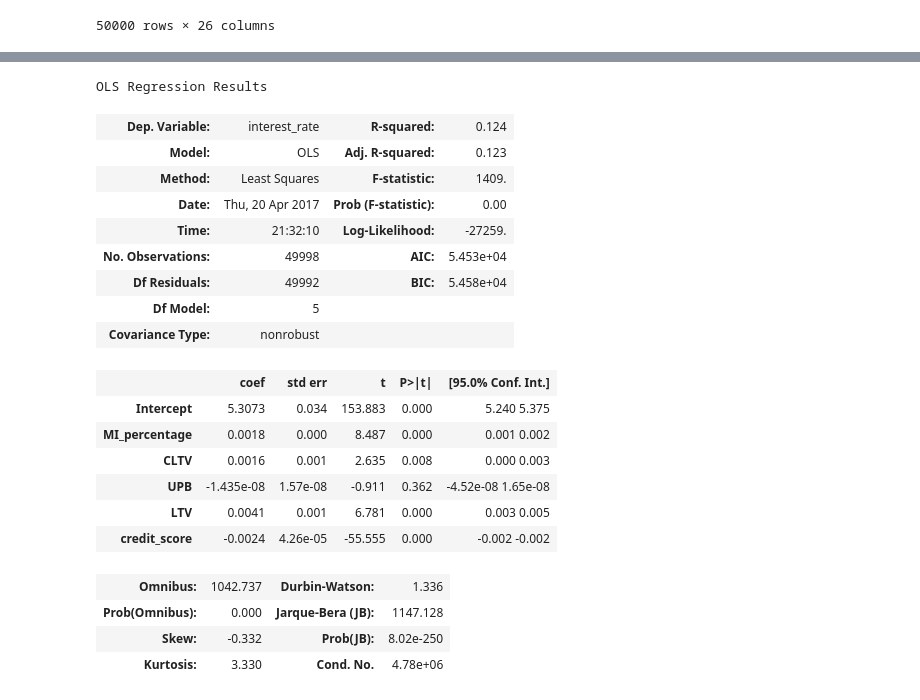
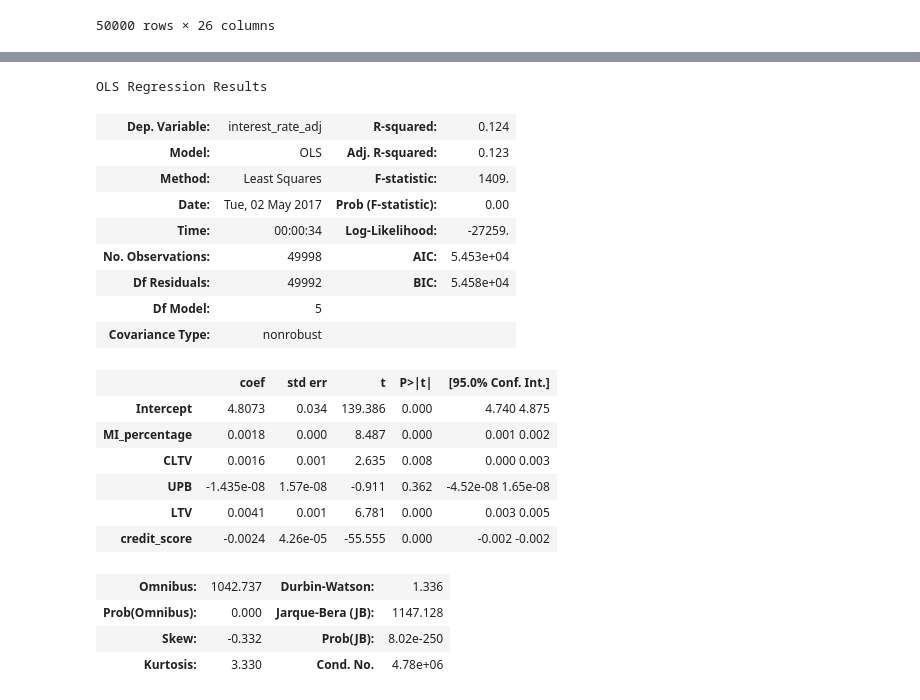
Before and after one commit to SungwooPark/ThinkStats2, a Jupyter notebook: code/report3.ipynb, the cells around one changed output, grey strips where cells are left out. Saved outputs shown, nothing was run; the diff lists cells and outputs as text; code cells hidden in the pictures.

```diff
--- a/code/report3.ipynb
+++ b/code/report3.ipynb
@@ -62,3 +65,7 @@ df_2006
 df_2015 = pandas.read_csv("report3_data/2015.csv", header=None)
 df_2015.drop(df_2015.columns[[26, 27]], axis=1, inplace=True)
 df_2015.columns = col_names
+#Adjusted interest rate (interest rate - federal fund rate)
+#At 2015, federal fund rate was 0.5%
+df_2015["interest_rate_adj"] = df_2015["interest_rate"] - 0.5
+df_2015
@@ -150,22 +180,22 @@ OLS Regression Results
 | Kurtosis: | 2.697 | Cond. No. | 2.61e+06 |
 # %%
 #Regression model for 2015 dataset (interest rate as dependent variable)
-formula = 'interest_rate ~ MI_percentage + CLTV + UPB + LTV + credit_score'
+formula = 'interest_rate_adj ~ MI_percentage + CLTV + UPB + LTV + credit_score'
 results = smf.ols(formula, data=df_2015).fit()
 results.summary()
 # %% [output]
 OLS Regression Results
-| Dep. Variable: | interest_rate | R-squared: | 0.124 |
+| Dep. Variable: | interest_rate_adj | R-squared: | 0.124 |
 | Model: | OLS | Adj. R-squared: | 0.123 |
 | Method: | Least Squares | F-statistic: | 1409. |
-| Date: | Thu, 20 Apr 2017 | Prob (F-statistic): | 0.00 |
-| Time: | 21:32:10 | Log-Likelihood: | -27259. |
+| Date: | Tue, 02 May 2017 | Prob (F-statistic): | 0.00 |
+| Time: | 00:00:34 | Log-Likelihood: | -27259. |
 | No. Observations: | 49998 | AIC: | 5.453e+04 |
 | Df Residuals: | 49992 | BIC: | 5.458e+04 |
 | Df Model: | 5 |  |  |
 | Covariance Type: | nonrobust |  |  |
 |  | coef | std err | t | P>|t| | [95.0% Conf. Int.] |
-| Intercept | 5.3073 | 0.034 | 153.883 | 0.000 | 5.240 5.375 |
+| Intercept | 4.8073 | 0.034 | 139.386 | 0.000 | 4.740 4.875 |
 | MI_percentage | 0.0018 | 0.000 | 8.487 | 0.000 | 0.001 0.002 |
 | CLTV | 0.0016 | 0.001 | 2.635 | 0.008 | 0.000 0.003 |
 | UPB | -1.435e-08 | 1.57e-08 | -0.911 | 0.362 | -4.52e-08 1.65e-08 |
```
Also changed, not shown: parts of 6 cells of this notebook, 4 other files.
